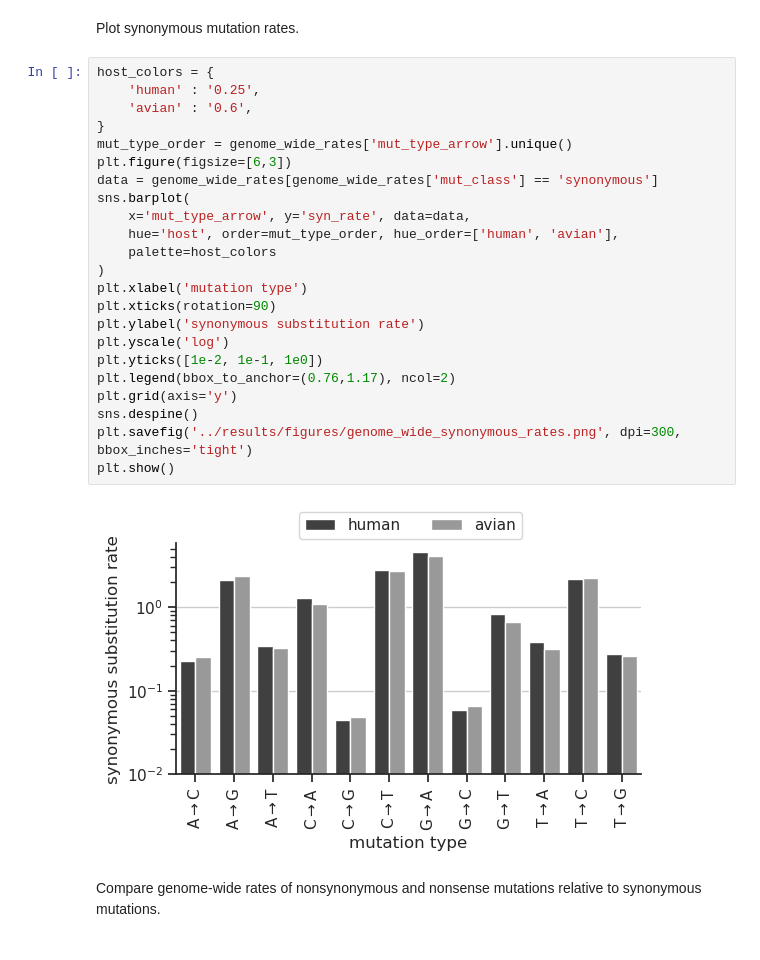
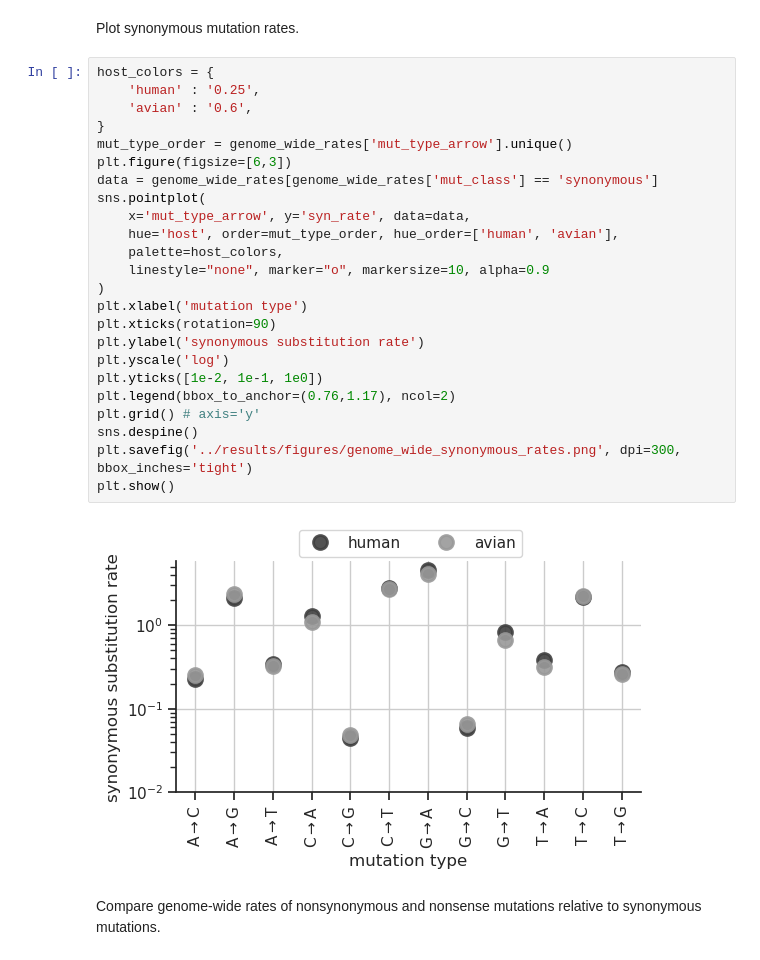
Before and after one commit to matsengrp/flu-mut-rates, a Jupyter notebook: notebooks/analyze_genome_wide_rates.ipynb, the cells around one changed output. Drawn from its saved outputs; the diff is of its cells as text.

```diff
--- a/notebooks/analyze_genome_wide_rates.ipynb
+++ b/notebooks/analyze_genome_wide_rates.ipynb
@@ -27,28 +27,29 @@ Plot synonymous mutation rates.
 # %%
 host_colors = {
     'human' : '0.25',
     'avian' : '0.6',
 }
 mut_type_order = genome_wide_rates['mut_type_arrow'].unique()
 plt.figure(figsize=[6,3])
 data = genome_wide_rates[genome_wide_rates['mut_class'] == 'synonymous']
-sns.barplot(
+sns.pointplot(
     x='mut_type_arrow', y='syn_rate', data=data,
     hue='host', order=mut_type_order, hue_order=['human', 'avian'],
-    palette=host_colors
+    palette=host_colors,
+    linestyle="none", marker="o", markersize=10, alpha=0.9
 )
 plt.xlabel('mutation type')
 plt.xticks(rotation=90)
 plt.ylabel('synonymous substitution rate')
 plt.yscale('log')
 plt.yticks([1e-2, 1e-1, 1e0])
 plt.legend(bbox_to_anchor=(0.76,1.17), ncol=2)
-plt.grid(axis='y')
+plt.grid() # axis='y'
 sns.despine()
 plt.savefig('../results/figures/genome_wide_synonymous_rates.png', dpi=300, bbox_inches='tight')
 plt.show()
 # %% [output]
-[figure, old version]
+[figure, new version]
 # %% [markdown]
 Compare genome-wide rates of nonsynonymous and nonsense mutations relative to synonymous mutations.
 # %%
```
Also changed, not shown: 5 other files.
